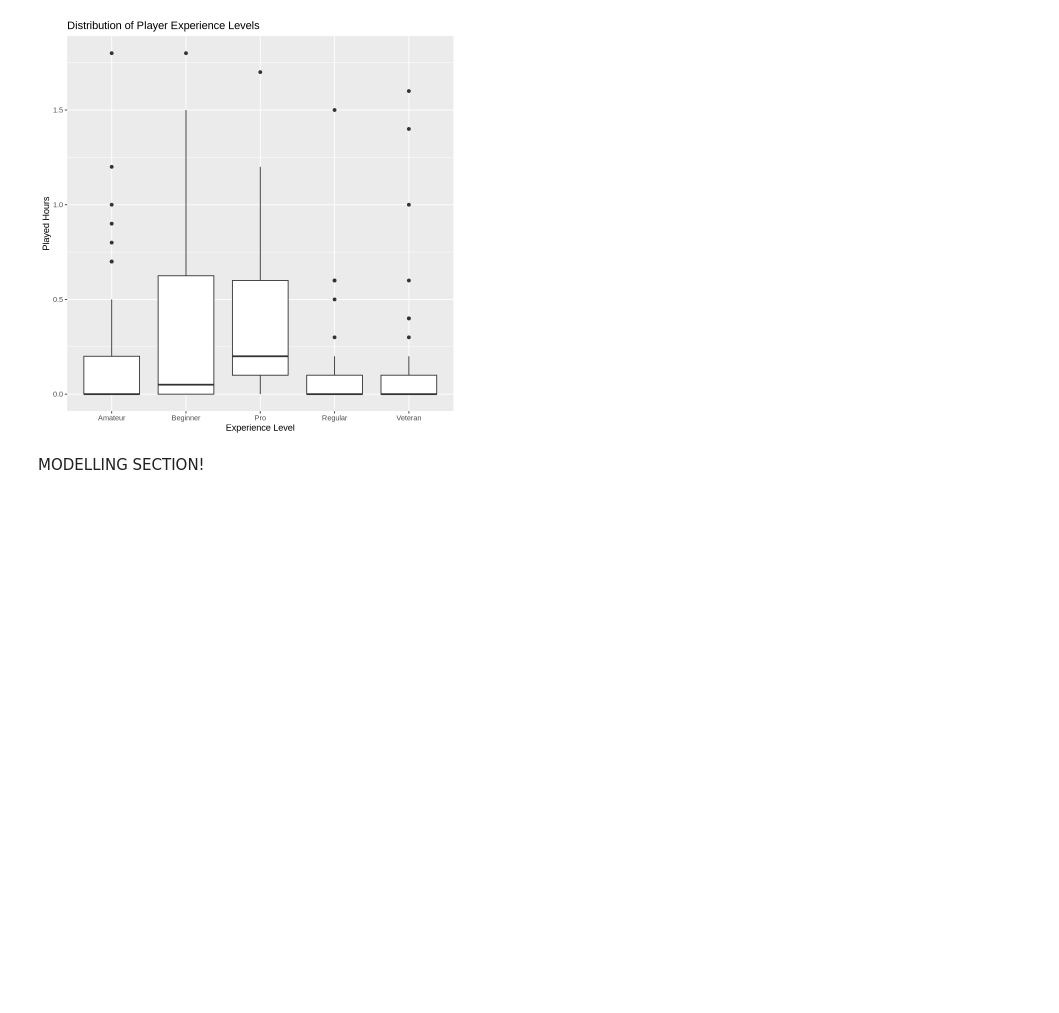
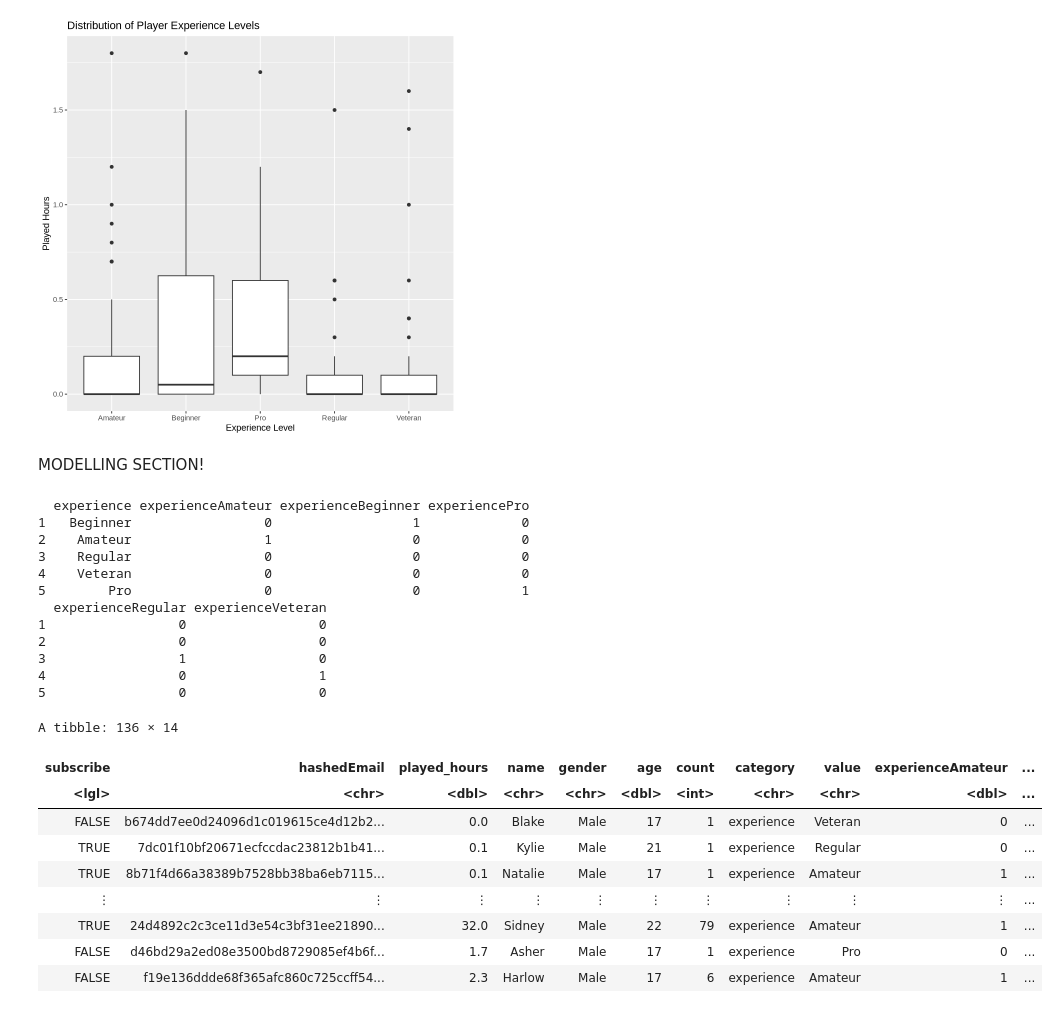
Before and after one commit to xlaure/Plaicraft_Project, a Jupyter notebook: project_final_report.ipynb, the cells around one changed output. Drawn from its saved outputs; the diff is of its cells as text; code cells hidden in the pictures; blank space fills up the shorter version.

Commit message:
Combined data with one_hot_encoding

```diff
--- a/project_final_report.ipynb
+++ b/project_final_report.ipynb
@@ -181,11 +199,77 @@ plot3
 MODELLING SECTION!
 # %%
 #knn regression set up
-#i dunno how to one-hot encode...
+library(caret)
+
+training1_one_hot_encoding <- data.frame(experience = c("Beginner", "Amateur", "Regular", "Veteran", "Pro"))
+
+dmy <- dummyVars("~ experience", data = training1_one_hot_encoding)
+
+trsf <- data.frame(predict(dmy, newdata = training1_one_hot_encoding))
+
+training1_combined <- cbind(training1_one_hot_encoding, trsf)
+
+print(training1_combined)
+
+df <- c("Beginner", "Amateur", "Regular", "Veteran", "Pro")
+
+encoded_factor <- training1 |>
+    mutate(experience = as.factor(experience))
+
+encoded_df <- encoded_factor |>
+    tidyr::pivot_longer(
+        cols = experience,
+        names_to = "category",
+        values_to = "value"
+    ) |>
+    group_by(category) |>
+    mutate(value = factor(value, levels = unique(value))) |>
+    ungroup()
+    # select(value)
+
+combinded_df <- encoded_df |>
+    left_join(training1_combined, by = c("value" = "experience"))
+
+combinded_df
+# print(encoded_df)
+# # 2. One-hot encoding using dummyVars
+# training1_one_hot_encoding <- data.frame(experience = c("Beginner", "Amateur", "Regular", "Veteran", "Pro"))
+
+# dmy <- dummyVars("~ experience", data = training1_one_hot_encoding)
+# trsf <- data.frame(predict(dmy, newdata = training1_one_hot_encoding))
+
+# # 3. Combine the original data with one-hot encoded columns
+# training1_combined <- cbind(training1_one_hot_encoding, trsf)
+
+# # Output the results
+# print(training1_combined)
 
 # knn_spec <- nearest_neighbour(weight_func = "rectangular", neighbours = tune()) |>
 #    set_engine("kknn") |>
 #    set_mode("regression")
 
 # knn_recipe <- recipe(played_hours ~ age
+# %% [output]
+  experience experienceAmateur experienceBeginner experiencePro
+1   Beginner                 0                  1             0
+2    Amateur                 1                  0             0
+3    Regular                 0                  0             0
+4    Veteran                 0                  0             0
+5        Pro                 0                  0             1
+  experienceRegular experienceVeteran
+1                 0                 0
+2                 0                 0
+3                 1                 0
+4                 0                 1
+5                 0                 0
+A tibble: 136 × 14
+| subscribe | hashedEmail | played_hours | name | gender | age | count | category | value | experienceAmateur | ... |
+| <lgl> | <chr> | <dbl> | <chr> | <chr> | <dbl> | <int> | <chr> | <chr> | <dbl> | ... |
+| FALSE | b674dd7ee0d24096d1c019615ce4d12b2... | 0.0 | Blake | Male | 17 | 1 | experience | Veteran | 0 | ... |
+| TRUE | 7dc01f10bf20671ecfccdac23812b1b41... | 0.1 | Kylie | Male | 21 | 1 | experience | Regular | 0 | ... |
+| TRUE | 8b71f4d66a38389b7528bb38ba6eb7115... | 0.1 | Natalie | Male | 17 | 1 | experience | Amateur | 1 | ... |
+| ⋮ | ⋮ | ⋮ | ⋮ | ⋮ | ⋮ | ⋮ | ⋮ | ⋮ | ⋮ | ... |
+| TRUE | 24d4892c2c3ce11d3e54c3bf31ee21890... | 32.0 | Sidney | Male | 22 | 79 | experience | Amateur | 1 | ... |
+| FALSE | d46bd29a2ed08e3500bd8729085ef4b6f... | 1.7 | Asher | Male | 17 | 1 | experience | Pro | 0 | ... |
+| FALSE | f19e136ddde68f365afc860c725ccff54... | 2.3 | Harlow | Male | 17 | 6 | experience | Amateur | 1 | ... |
 # %%
```
Also changed, not shown: parts of 2 cells of this notebook.
